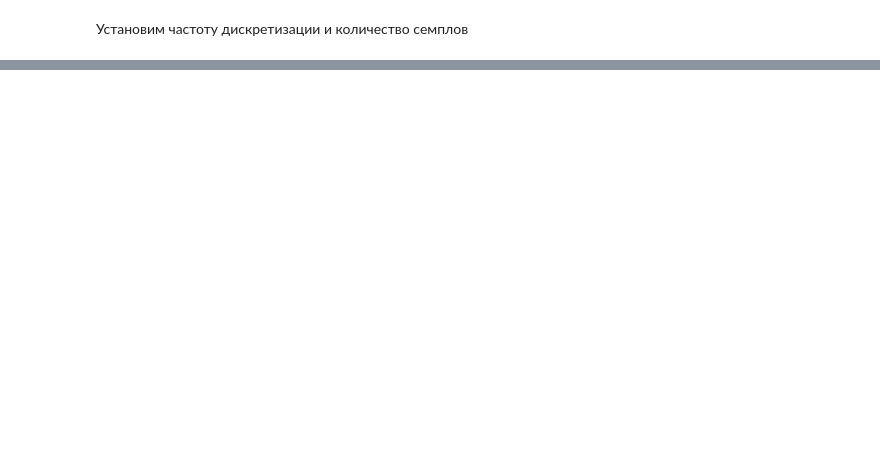
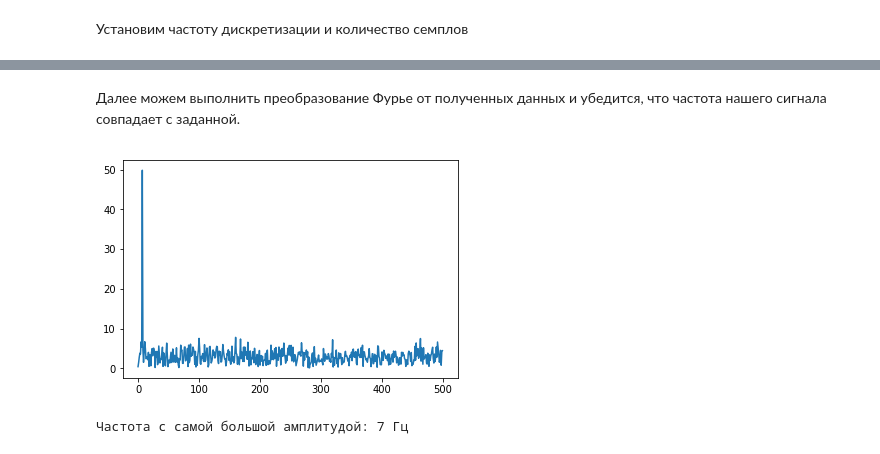
Before and after one commit to maybe-hello-world/ExpData, a Jupyter notebook: signal_recovering.ipynb, the cells around one changed output, grey strips where cells are left out. Cells and saved outputs as stored; diff of their text form; code cells hidden in the pictures; blank space fills up the shorter version.

```diff
--- a/signal_recovering.ipynb
+++ b/signal_recovering.ipynb
@@ -38,0 +46,14 @@ grapher.show()
+# %% [markdown]
+Далее можем выполнить преобразование Фурье от полученных данных и убедится, что частота нашего сигнала совпадает с заданной.
+# %%
+ft_res = FT.fourier_transform(values, deltaT=deltaT)
+values = ft_res.frequencies[:int(ft_res.borderF)]
+grapher.init(1)
+grapher.set_subplot(1, x_arr=[i * ft_res.deltaF for i in range(len(values))],
+                    y_arr=values,
+                    subplot_y_number=1, subplot_x_number=1)
+grapher.show()
+print("Частота с самой большой амплитудой: {} Гц".format(values.index(max(values))))
+# %% [output]
+[figure, added]
+Частота с самой большой амплитудой: 7 Гц
```
Also changed, not shown: parts of 9 cells of this notebook.
